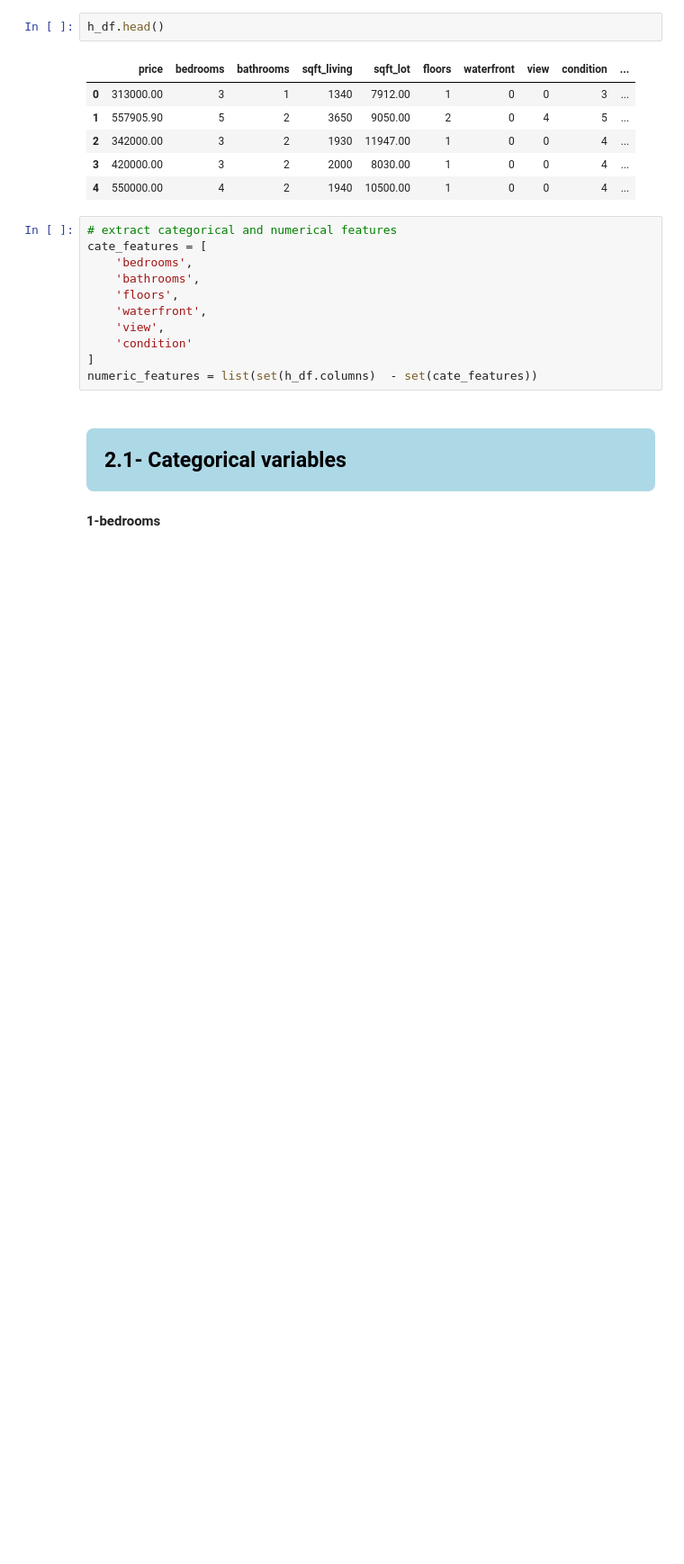
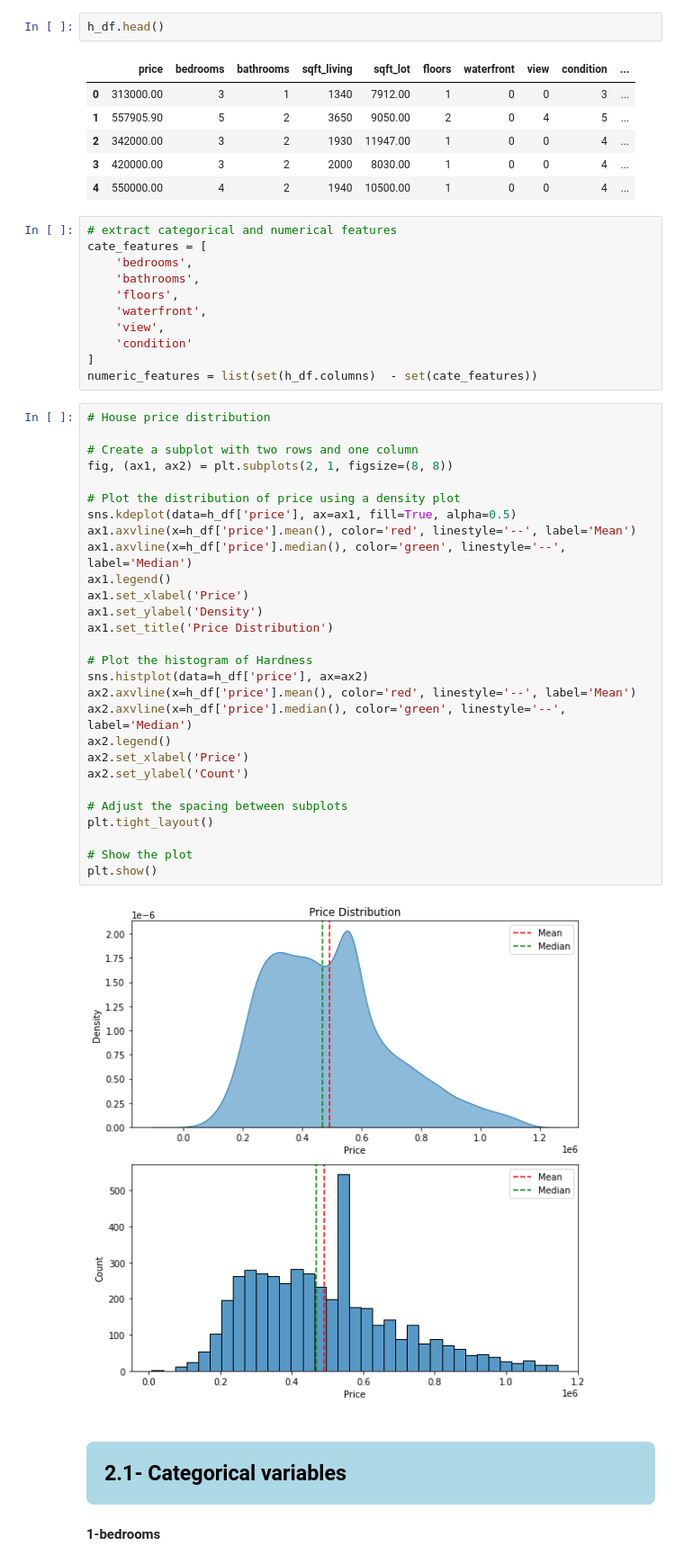
Before and after one commit to hikmatullah-mohammadi/house-price-prediction, a Jupyter notebook: house-price-prediction.ipynb, the cells around one changed output. Shown at 90% size. Drawn from its saved outputs; the diff is of its cells as text; blank space fills up the shorter version.

Commit message:
Kaggle Notebook | House price prediction + EDA | step by step | Version 14

```diff
--- a/house-price-prediction.ipynb
+++ b/house-price-prediction.ipynb
@@ -265,6 +265,36 @@ cate_features = [
     'condition'
 ]
 numeric_features = list(set(h_df.columns)  - set(cate_features))
+# %%
+# House price distribution
+
+# Create a subplot with two rows and one column
+fig, (ax1, ax2) = plt.subplots(2, 1, figsize=(8, 8))
+
+# Plot the distribution of price using a density plot
+sns.kdeplot(data=h_df['price'], ax=ax1, fill=True, alpha=0.5)
+ax1.axvline(x=h_df['price'].mean(), color='red', linestyle='--', label='Mean')
+ax1.axvline(x=h_df['price'].median(), color='green', linestyle='--', label='Median')
+ax1.legend()
+ax1.set_xlabel('Price')
+ax1.set_ylabel('Density')
+ax1.set_title('Price Distribution')
+
+# Plot the histogram of Hardness
+sns.histplot(data=h_df['price'], ax=ax2)
+ax2.axvline(x=h_df['price'].mean(), color='red', linestyle='--', label='Mean')
+ax2.axvline(x=h_df['price'].median(), color='green', linestyle='--', label='Median')
+ax2.legend()
+ax2.set_xlabel('Price')
+ax2.set_ylabel('Count')
+
+# Adjust the spacing between subplots
+plt.tight_layout()
+
+# Show the plot
+plt.show()
+# %% [output]
+[figure, added]
 # %% [markdown]
 <a id='2-1'></a>
 <h2 style='padding:20px; background:lightblue;color:black;border-radius:8px'>
```
Also changed, not shown: parts of 5 cells of this notebook.
